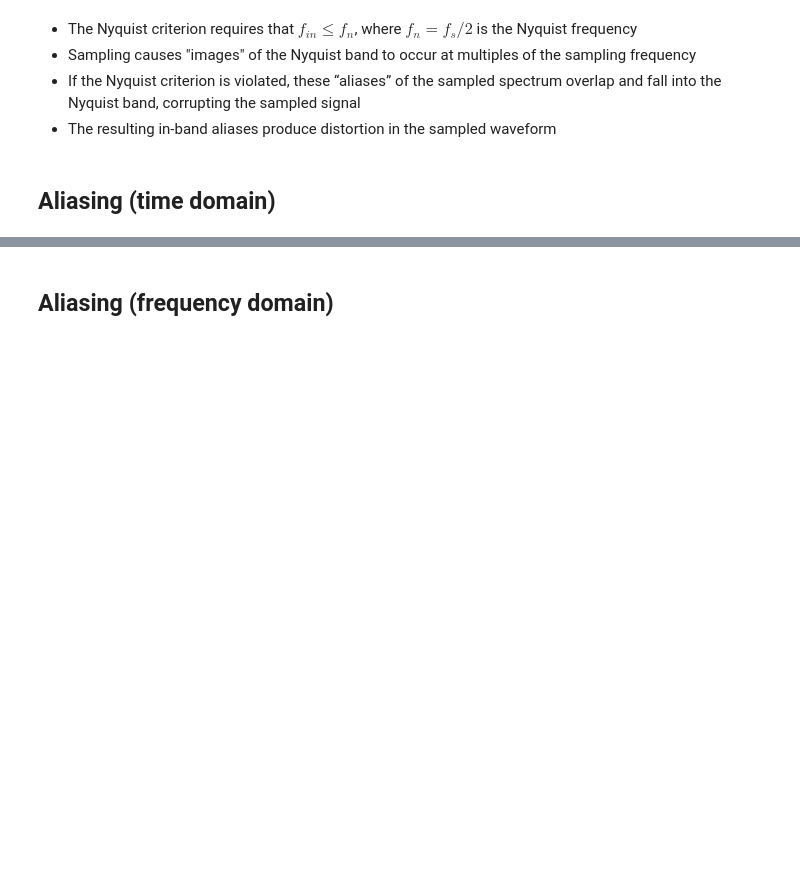
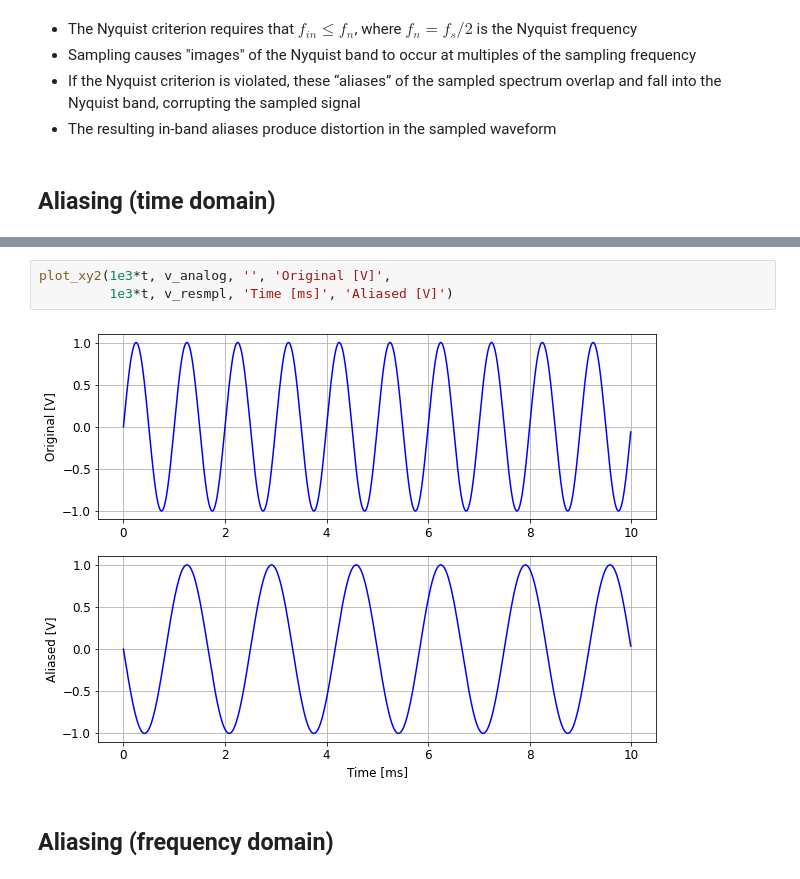
Before and after one commit to uw-analog/ee538-autumn2020, a Jupyter notebook: Lecture/2020_12_03_EE538_Lecture9.ipynb, the cells around one changed output, grey strips where cells are left out. Saved outputs shown, nothing was run; the diff lists cells and outputs as text; blank space fills up the shorter version.

```diff
--- a/Lecture/2020_12_03_EE538_Lecture9.ipynb
+++ b/Lecture/2020_12_03_EE538_Lecture9.ipynb
@@ -443,2 +419,7 @@ ax[1].grid(which='both',axis='both')
+# %%
+plot_xy2(1e3*t, v_analog, '', 'Original [V]',
+         1e3*t, v_resmpl, 'Time [ms]', 'Aliased [V]')
+# %% [output]
+[figure, added]
 # %% [markdown]
 ## Aliasing (frequency domain)
```
Also changed, not shown: parts of 23 cells of this notebook, 9 other files.
